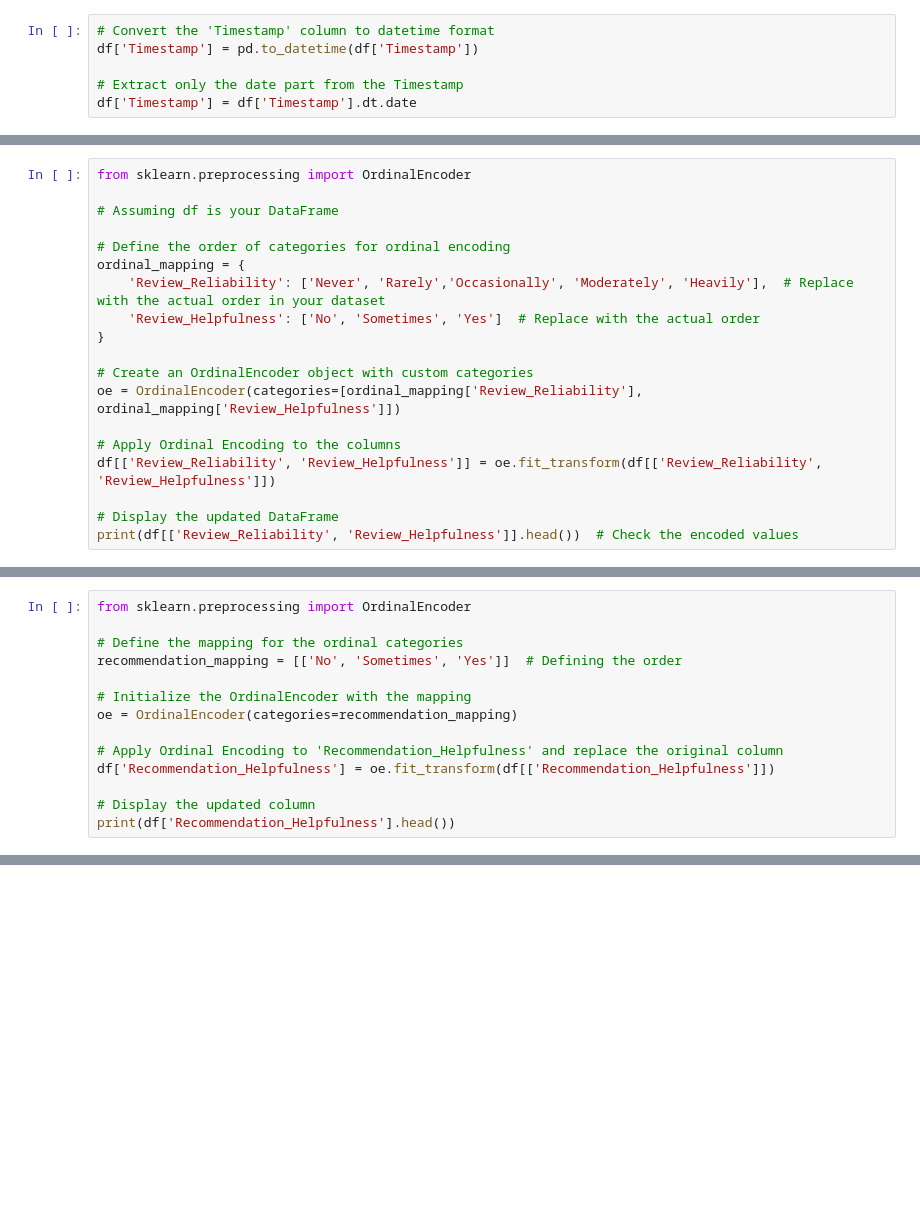
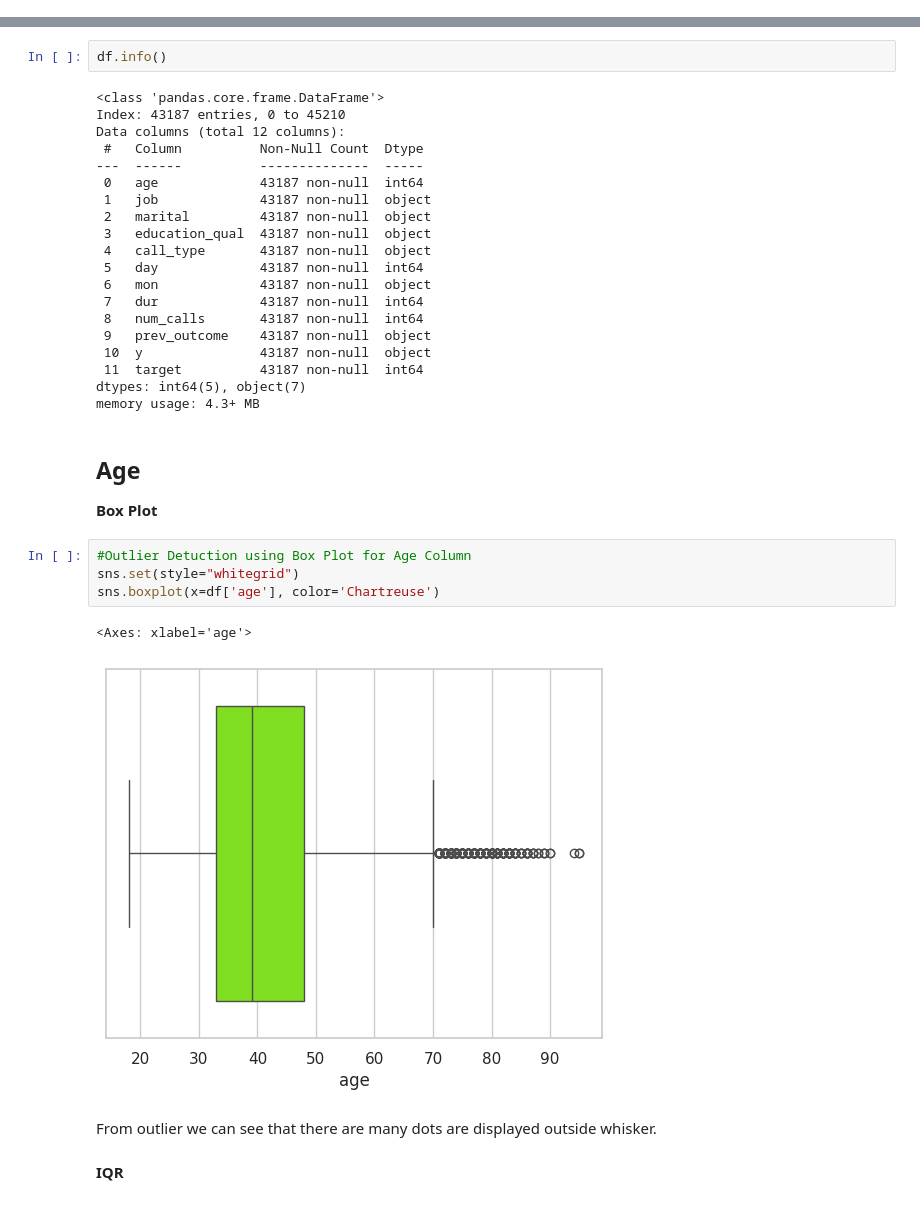
Before and after one commit to Anan-punathil/Capstone-Entri-ML-classification, a Jupyter notebook: Capstone_Entri_ML_Classification.ipynb, the cells around one changed output, grey strips where cells are left out. Drawn from its saved outputs; the diff is of its cells as text; blank space fills up the shorter version.

```diff
--- a/Capstone_Entri_ML_Classification.ipynb
+++ b/Capstone_Entri_ML_Classification.ipynb
@@ -943,6 +761,0 @@ converting date column
-# %%
-# Convert the 'Timestamp' column to datetime format
-df['Timestamp'] = pd.to_datetime(df['Timestamp'])
-
-# Extract only the date part from the Timestamp
-df['Timestamp'] = df['Timestamp'].dt.date
@@ -960,19 +761,0 @@ df = df.drop([ 'Timestamp'], axis=1)
-# %%
-from sklearn.preprocessing import OrdinalEncoder
-
-# Assuming df is your DataFrame
-
-# Define the order of categories for ordinal encoding
-ordinal_mapping = {
-    'Review_Reliability': ['Never', 'Rarely','Occasionally', 'Moderately', 'Heavily'],  # Replace with the actual order in your dataset
-    'Review_Helpfulness': ['No', 'Sometimes', 'Yes']  # Replace with the actual order
-}
-
-# Create an OrdinalEncoder object with custom categories
-oe = OrdinalEncoder(categories=[ordinal_mapping['Review_Reliability'], ordinal_mapping['Review_Helpfulness']])
-
-# Apply Ordinal Encoding to the columns
-df[['Review_Reliability', 'Review_Helpfulness']] = oe.fit_transform(df[['Review_Reliability', 'Review_Helpfulness']])
-
-# Display the updated DataFrame
-print(df[['Review_Reliability', 'Review_Helpfulness']].head())  # Check the encoded values
@@ -986,14 +761,0 @@ print(df[['Review_Reliability', 'Review_Helpfulness']].head())  # Check the enco
-# %%
-from sklearn.preprocessing import OrdinalEncoder
-
-# Define the mapping for the ordinal categories
-recommendation_mapping = [['No', 'Sometimes', 'Yes']]  # Defining the order
-
-# Initialize the OrdinalEncoder with the mapping
-oe = OrdinalEncoder(categories=recommendation_mapping)
-
-# Apply Ordinal Encoding to 'Recommendation_Helpfulness' and replace the original column
-df['Recommendation_Helpfulness'] = oe.fit_transform(df[['Recommendation_Helpfulness']])
-
-# Display the updated column
-print(df['Recommendation_Helpfulness'].head())
@@ -1595,0 +779,37 @@ loaded_rfc = load('random_forest_model.joblib')
+# %%
+df.info()
+# %% [output]
+<class 'pandas.core.frame.DataFrame'>
+Index: 43187 entries, 0 to 45210
+Data columns (total 12 columns):
+ #   Column          Non-Null Count  Dtype
+---  ------          --------------  -----
+ 0   age             43187 non-null  int64
+ 1   job             43187 non-null  object
+ 2   marital         43187 non-null  object
+ 3   education_qual  43187 non-null  object
+ 4   call_type       43187 non-null  object
+ 5   day             43187 non-null  int64
+ 6   mon             43187 non-null  object
+ 7   dur             43187 non-null  int64
+ 8   num_calls       43187 non-null  int64
+ 9   prev_outcome    43187 non-null  object
+ 10  y               43187 non-null  object
+ 11  target          43187 non-null  int64
+dtypes: int64(5), object(7)
+memory usage: 4.3+ MB
+# %% [markdown]
+## **Age**
+
+**Box Plot**
+# %%
+#Outlier Detuction using Box Plot for Age Column
+sns.set(style="whitegrid")
+sns.boxplot(x=df['age'], color='Chartreuse')
+# %% [output]
+<Axes: xlabel='age'>
+[figure, added]
+# %% [markdown]
+From outlier we can see that there are many dots are displayed outside whisker.
+# %% [markdown]
+**IQR**
```
Also changed, not shown: parts of 307 cells of this notebook.
